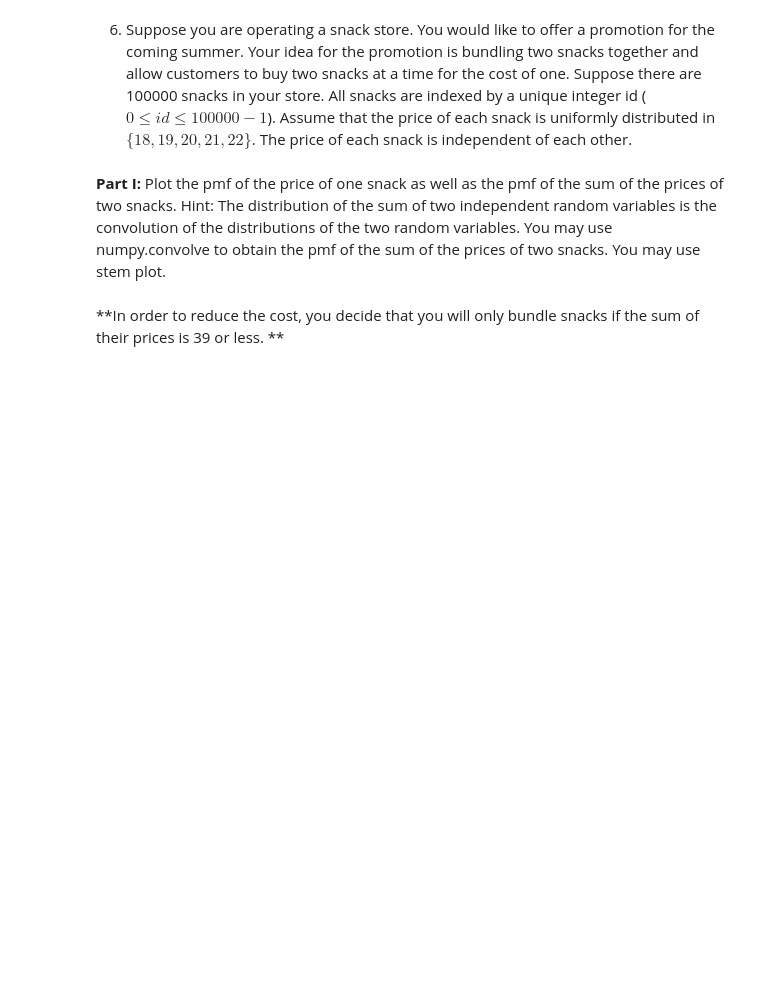
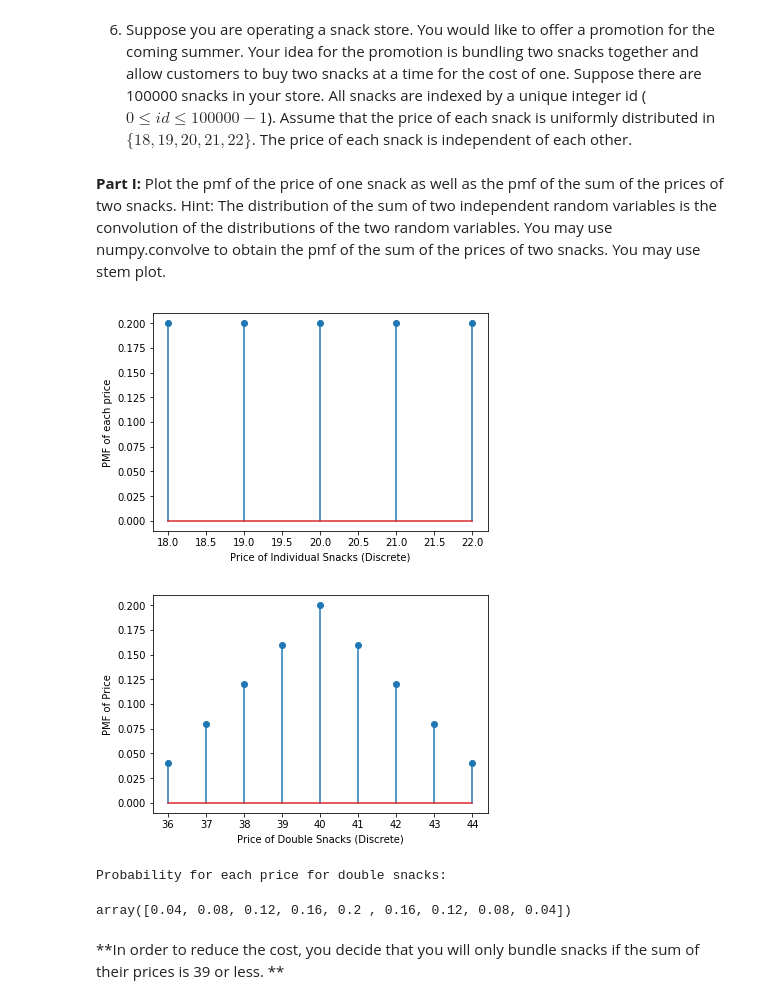
Before and after one commit to ferrispnugraha/ELEC2600H-with-Jupyter-Notebook, a Jupyter notebook: Homework 4 Q5.ipynb, the cells around one changed output. Drawn from its saved outputs; the diff is of its cells as text; code cells hidden in the pictures; blank space fills up the shorter version.

```diff
--- a/Homework 4 Q5.ipynb
+++ b/Homework 4 Q5.ipynb
@@ -11,3 +9,28 @@ import matplotlib.pyplot as plt
+# %%
+# Put your code to plot the pmf of the price of one snack as well as the pmf of the sum of the prices of two snacks here
+
+x1 = np.arange(18,23, 1) #18 to 22 inclusively
+y1 = scipy.stats.randint.pmf(x1, 18, 23)
+plt.xlabel('Price of Individual Snacks (Discrete)')
+plt.ylabel('PMF of each price')
+plt.stem(x1, y1)
+plt.show()
+
+y2 = scipy.stats.randint.pmf(x1, 18, 23)
+x = np.arange(36, 45, 1)
+y = np.convolve(y1, y2)
+plt.xlabel('Price of Double Snacks (Discrete)')
+plt.ylabel('PMF of Price')
+plt.stem(x, y)
+plt.show()
+
+print('Probability for each price for double snacks:')
+y
+# %% [output]
+[figure, added]
+[figure, added]
+Probability for each price for double snacks:
+array([0.04, 0.08, 0.12, 0.16, 0.2 , 0.16, 0.12, 0.08, 0.04])
 # %% [markdown]
 **In order to reduce the cost, you decide that you will only bundle snacks if the sum of their prices is 39 or less. **
 # %% [markdown]
```
Also changed, not shown: parts of 9 cells of this notebook, 2 other files.
